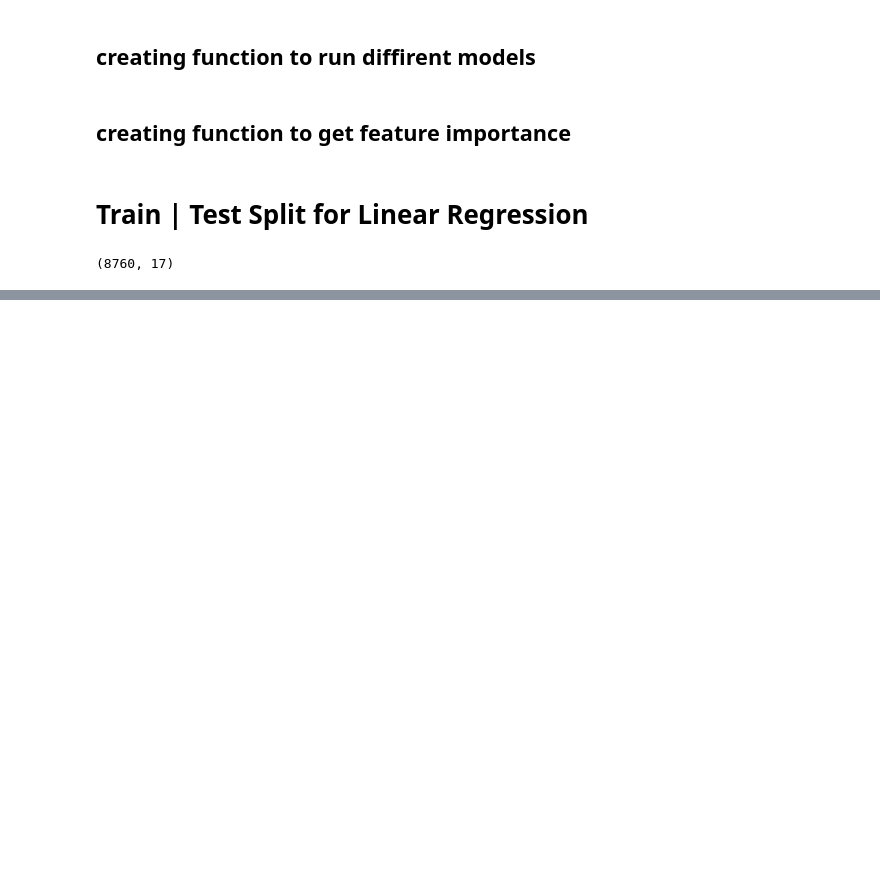
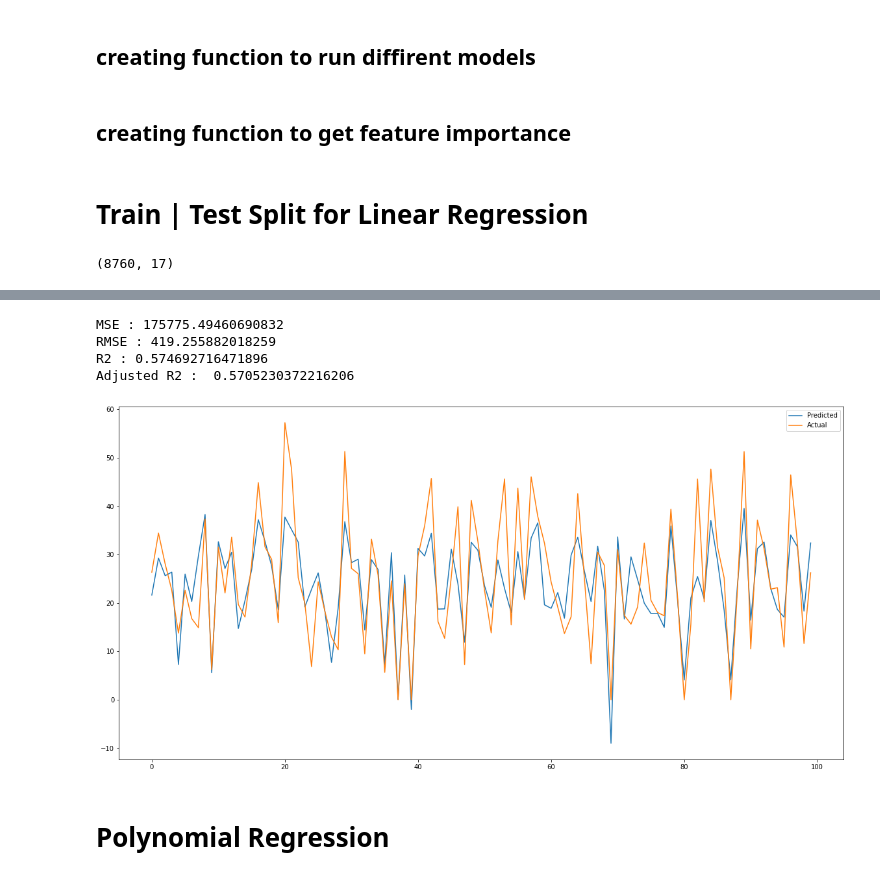
Before and after one commit to Ankitgpt357/Bike-Sharing-demand-prediction, a Jupyter notebook: Bike-Sharing-demand.ipynb, the cells around one changed output, grey strips where cells are left out. Saved outputs shown, nothing was run; the diff lists cells and outputs as text; code cells hidden in the pictures; blank space fills up the shorter version.

```diff
--- a/Bike-Sharing-demand.ipynb
+++ b/Bike-Sharing-demand.ipynb
@@ -632,0 +684,18 @@ X_test = std.transform(X_test)
+# %%
+elastic = ElasticNet()
+
+# finding the best parameters for ridge model by gridsearchcv
+
+parameters = {'alpha': [1e-15,1e-13,1e-10,1e-8,1e-5,1e-4,1e-3,1e-2,1e-1,1,5,10,20,30,40,45,50,55,60,100],'l1_ratio':[0.1,0.2,0.3,0.4,0.5]}
+elastic_grid = GridSearchCV(elastic, parameters, scoring='neg_mean_squared_error',cv=5)
+# %%
+# calling train_linear_model to train,fit and evalution of elasticnet model
+train_linear_model(elastic_grid,X_train,y_train,X_test,y_test)
+# %% [output]
+MSE : 175775.49460690832
+RMSE : 419.255882018259
+R2 : 0.574692716471896
+Adjusted R2 :  0.5705230372216206
+[figure, added]
+# %% [markdown]
+# Polynomial Regression
```
Also changed, not shown: parts of 18 cells of this notebook.
